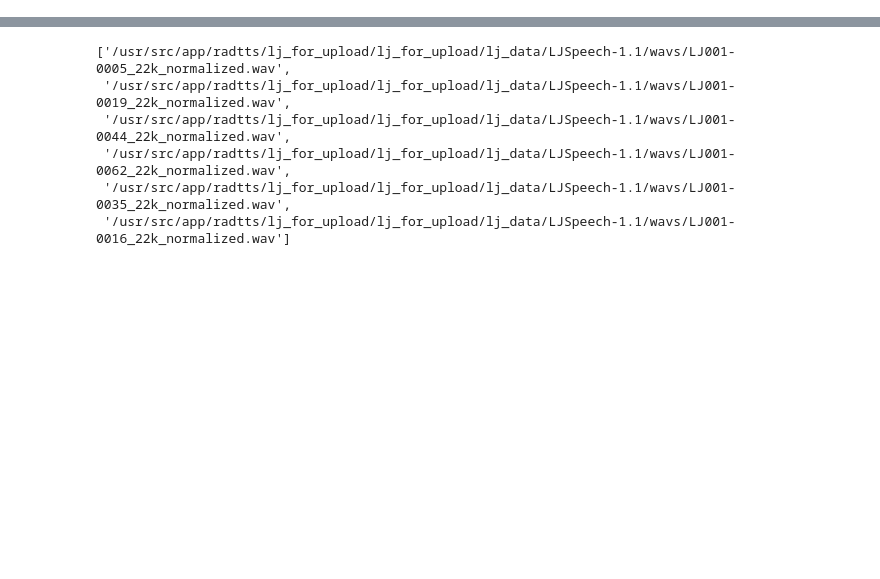
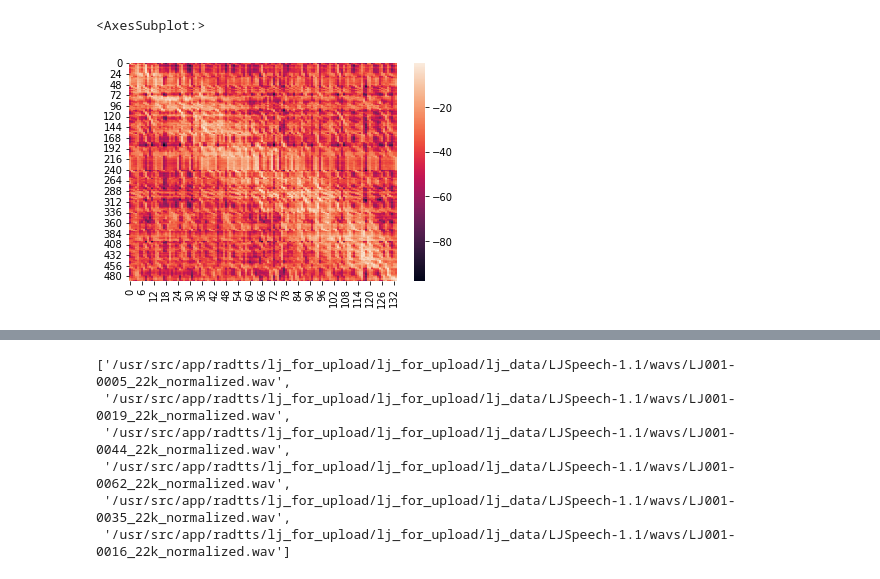
Before and after one commit to uberduck-ai/radtts, a Jupyter notebook: configs/compare_with_anyscale.ipynb, the cells around one changed output, grey strips where cells are left out. Drawn from its saved outputs; the diff is of its cells as text; code cells hidden in the pictures; blank space fills up the shorter version.

```diff
--- a/configs/compare_with_anyscale.ipynb
+++ b/configs/compare_with_anyscale.ipynb
@@ -95,0 +112,10 @@ saving f0 to /usr/src/app/radtts/lj_for_upload/lj_data_LJSpeech-1.1_wavs_LJ001-0
+# %%
+binarize = False
+model.cuda()
+torch.manual_seed(1234)
+with torch.no_grad():
+    outputs = model(
+                mel, speaker_ids, text, in_lens, out_lens,
+                binarize_attention=binarize, attn_prior=attn_prior,
+                f0=f0, energy_avg=energy_avg,
+                voiced_mask=voiced_mask, p_voiced=p_voiced)
@@ -95,0 +161,5 @@ saving f0 to /usr/src/app/radtts/lj_for_upload/lj_data_LJSpeech-1.1_wavs_LJ001-0
+# %%
+sns.heatmap(outputs['attn_logprob'][0].cpu()[0])
+# %% [output]
+<AxesSubplot:>
+[figure, added]
```
Also changed, not shown: parts of 15 cells of this notebook, 2 other files.
